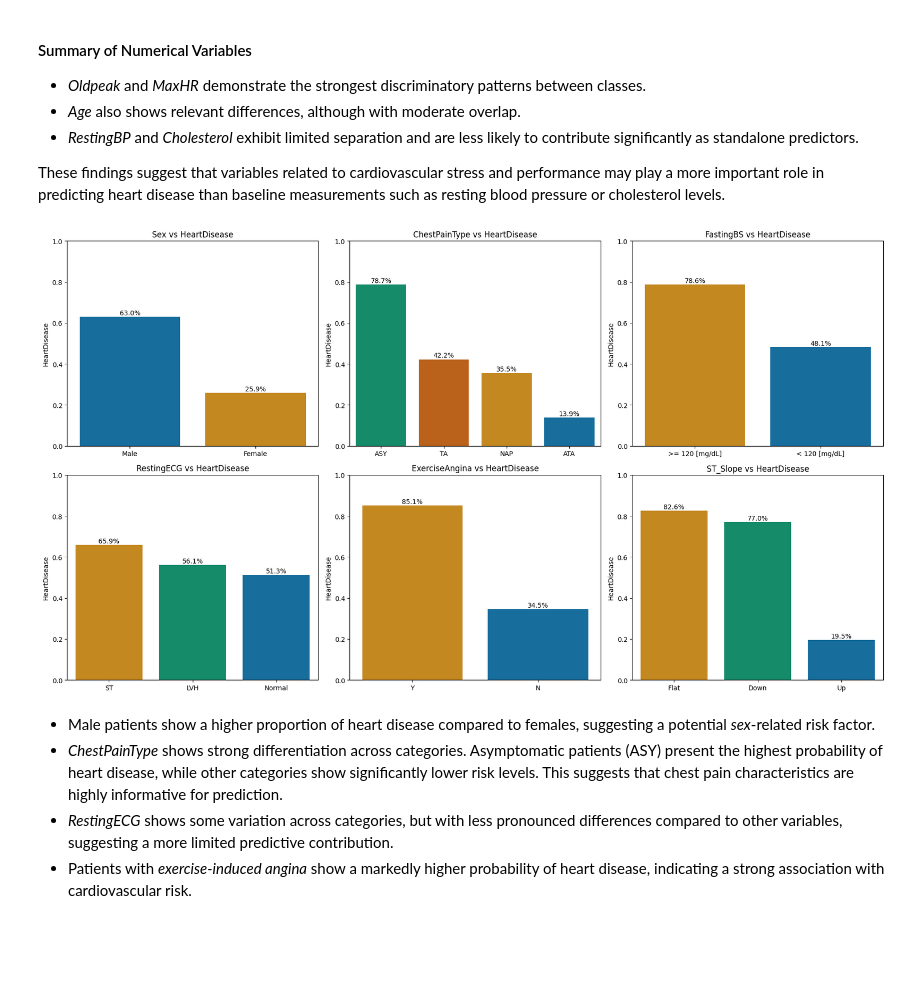
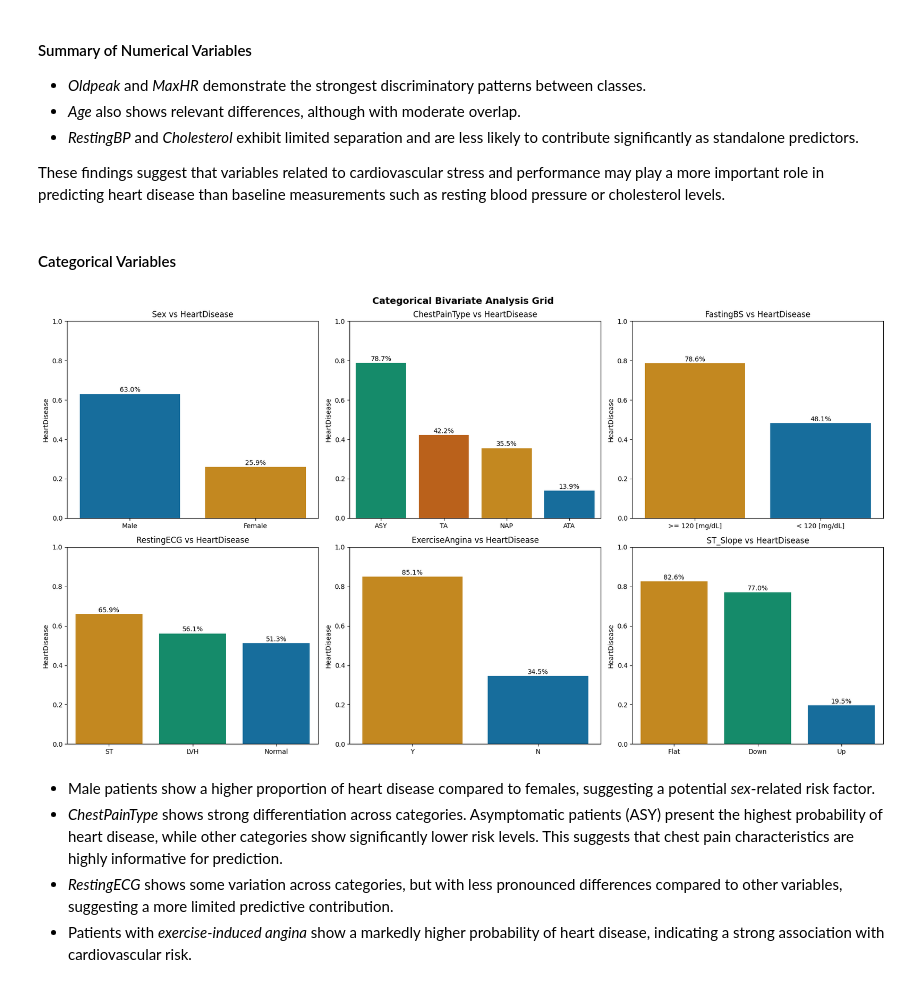
Before and after one commit to biotechwithdata/REPO, a Jupyter notebook: heart-disease-risk-analysis/notebook/heart_disease_risk_analysis.ipynb, the cells around one changed output. Saved outputs shown, nothing was run; the diff lists cells and outputs as text; code cells hidden in the pictures; blank space fills up the shorter version.

```diff
--- a/heart_disease_risk_analysis.ipynb
+++ b/heart-disease-risk-analysis/notebook/heart_disease_risk_analysis.ipynb
@@ -40,6 +40,6 @@ import scipy.stats as stats
 import seaborn as sns
 # %%
 # Data load
-df = pd.read_csv("heart_2.csv")
+df = pd.read_csv("heart.csv")
 df.head(2)
 # %% [output]
@@ -140,8 +138,8 @@ df["FastingBS"] = df["FastingBS"].map({
     1: ">= 120 [mg/dL]"})
 
 df["HeartDisease_label"] = df["HeartDisease"].map({
-    0: "Normal",
-    1: "Cardiopathy"})
+    0: "No Disease",
+    1: "Disease"})
 # %%
 # Final check
 print(df.isnull().sum())
@@ -607,40 +649,52 @@ plt.show()
 - *RestingBP* and *Cholesterol* exhibit limited separation and are less likely to contribute significantly as standalone predictors.
 
 These findings suggest that variables related to cardiovascular stress and performance may play a more important role in predicting heart disease than baseline measurements such as resting blood pressure or cholesterol levels.
+# %% [markdown]
+#### Categorical Variables
 # %%
 cat_cols = ["Sex", "ChestPainType", "FastingBS",
             "RestingECG", "ExerciseAngina", "ST_Slope"]
 
 fig, axes = plt.subplots(2, 3, figsize=(18,10))
 axes = axes.flatten()
+
+fig.suptitle("Categorical Bivariate Analysis Grid",
+             fontweight="bold",
+             fontsize=14)
 
 for i, col in enumerate(cat_cols):
     order = df.groupby(col)["HeartDisease"].mean().sort_values(ascending=False).index
     sns.barplot(x=col,
                 y="HeartDisease",
                 data=df,
                 ax=axes[i],
                 hue=col,
                 palette="colorblind",
                 legend=False,
                 order=order,
                 errorbar=None)
     axes[i].set(xlabel=None)
     axes[i].set_ylim(0, 1)
     axes[i].set_title(f"{col} vs HeartDisease")
     for p in axes[i].patches:
         height = p.get_height()
         axes[i].text(
             p.get_x() + p.get_width() / 2,
             height + 0.01,
             f"{height*100:.1f}%",
             ha="center"
         )
 
 plt.tight_layout()
+
+plt.savefig('images/categorical-bivariate-analysis-grid.png',
+    dpi=300,
+    bbox_inches='tight'
+)
+
 plt.show()
 # %% [output]
-[figure, old version]
+[figure, new version]
 # %% [markdown]
 - Male patients show a higher proportion of heart disease compared to females, suggesting a potential *sex*-related risk factor.
 - *ChestPainType* shows strong differentiation across categories. Asymptomatic patients (ASY) present the highest probability of heart disease, while other categories show significantly lower risk levels. This suggests that chest pain characteristics are highly informative for prediction.
```
Also changed, not shown: parts of 24 cells of this notebook, 30 other files.
